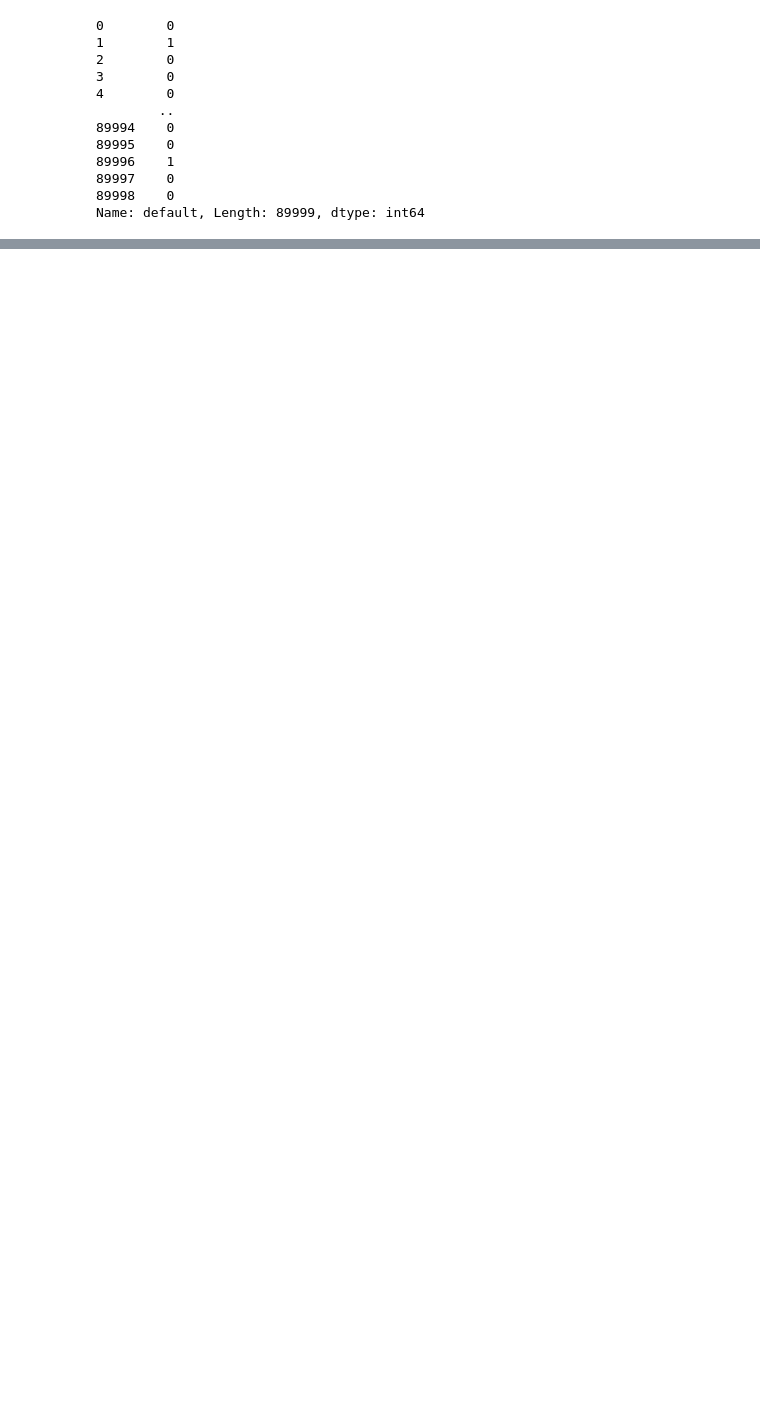
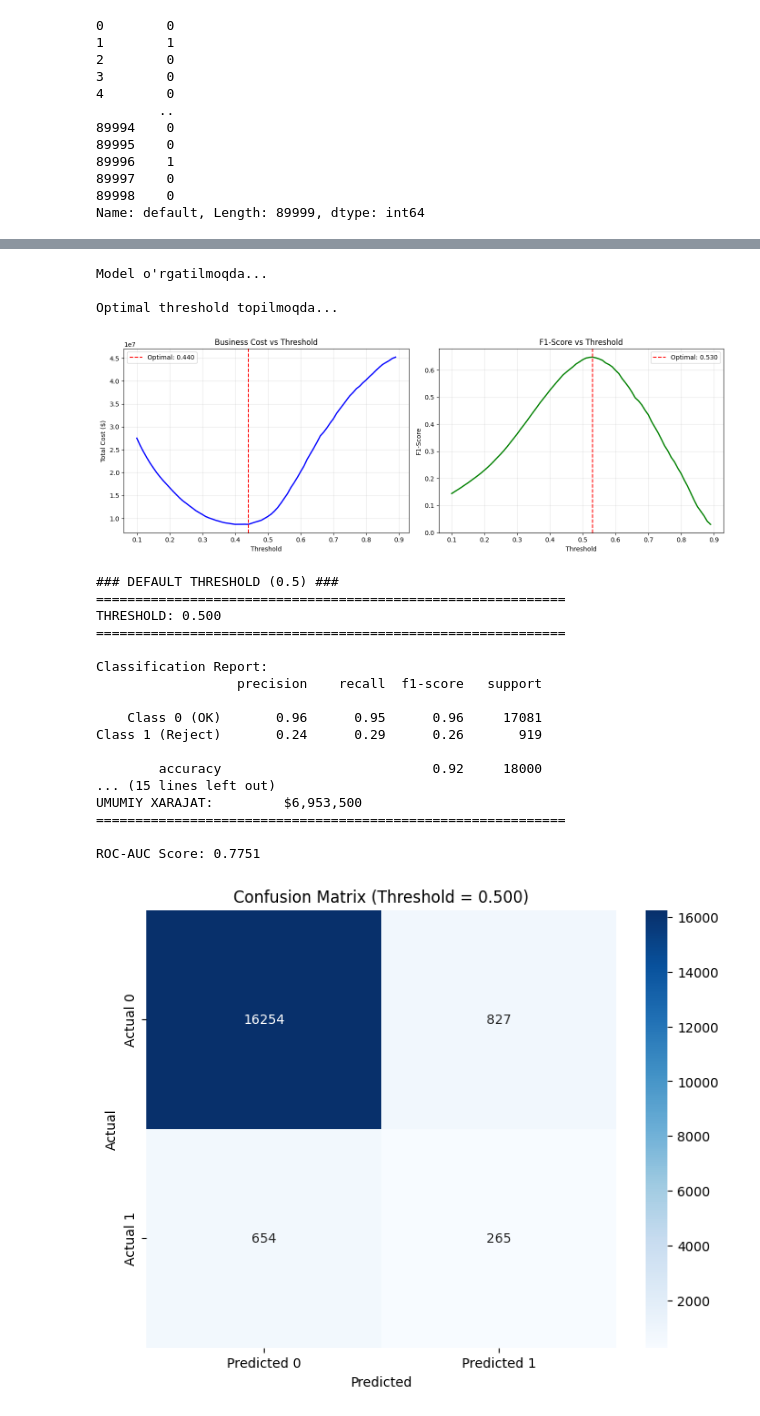
Before and after one commit to ZokirovMuhammadjafar/credit_scoring_challenge, a Jupyter notebook: src/main.ipynb, the cells around one changed output, grey strips where cells are left out. Saved outputs shown, nothing was run; the diff lists cells and outputs as text; code cells hidden in the pictures; blank space fills up the shorter version.

```diff
--- a/src/main.ipynb
+++ b/src/main.ipynb
@@ -257,7 +257,7 @@ loan_details.head()
 # %% [markdown]
 ### training model
 # %%
-final_df = loan_details.merge(demografics, left_on='customer_id', right_on="cust_id", how='outer').merge(geopgrafics_data,left_on="customer_id",right_on="id", how='outer')
+final_df = loan_details.merge(demografics, left_on='customer_id', right_on="cust_id", how='outer').merge(geopgrafics_data,left_on="customer_id",right_on="id", how='outer').merge(credit_history,left_on="customer_id",right_on="customer_number",how="outer")
 final_df.columns
 # %% [output]
 Index(['customer_id', 'loan_type', 'loan_amount', 'loan_term', 'interest_rate',
@@ -287,7 +291,7 @@ y
 89998    0
 Name: default, Length: 89999, dtype: int64
 # %%
-X = final_df.drop([ 'customer_id', 'cust_id', 'id'], axis=1)
+X = final_df.drop([ 'customer_id', 'cust_id', 'id','customer_number'], axis=1)
 # %%
 from sklearn.model_selection import train_test_split
 
@@ -320,6 +300,0 @@ Mean F1-score: 0.23058947776295677
-# %%
-from sklearn.model_selection import cross_val_score
-from sklearn.metrics import roc_auc_score
-
-roc_auc = cross_val_score(model, X_train, y_train, cv=cv, scoring='roc_auc')
-print("Mean ROC-AUC:", roc_auc.mean())
@@ -357,5 +300,0 @@ print(feat_importance)
-# %%
-y_pred = model.predict(X_test)
-
-from sklearn.metrics import classification_report
-print(classification_report(y_test, y_pred))
@@ -370,0 +452,64 @@ weighted avg       0.93      0.81      0.86     18000
+# %%
+print("Model o'rgatilmoqda...")
+model = train_balanced_model(X_train, y_train, weight_ratio=20)
+
+
+print("\nOptimal threshold topilmoqda...")
+optimal_threshold, f1_threshold = find_optimal_threshold(model, X, y, cost_fn=10000, cost_fp=500)
+
+
+print("\n\n### DEFAULT THRESHOLD (0.5) ###")
+metrics_default = evaluate_model(model, X_test, y_test, threshold=0.5)
+
+
+print("\n\n### OPTIMAL THRESHOLD ###")
+metrics_optimal = evaluate_model(model, X_test, y_test, threshold=optimal_threshold)
+
+def compare_results(metrics_before, metrics_after):
+    """
+    Eski va yangi natijalarni taqqoslash
+    """
+    print("\n" + "="*70)
+    print("TAQQOSLASH: ESKI vs YANGI MODEL")
+    print("="*70)
+
+    comparison = {
+        'Metric': ['Precision (Class 1)', 'Recall (Class 1)', 'F1-Score (Class 1)',
+                   'ROC-AUC', 'False Negatives', 'Total Cost'],
+        'Eski Model': [0.15, 0.54, 0.24, 0.76, 423, '$4,230,000'],
+        'Yangi Model': [
+            f"{metrics_after['precision']:.2f}",
+            f"{metrics_after['recall']:.2f}",
+            f"{metrics_after['f1']:.2f}",
+            f"{metrics_after['roc_auc']:.2f}",
+            metrics_after['fn_count'],
+            f"${metrics_after['total_cost']:,}"
+        ]
+    }
+
+    df_comparison = pd.DataFrame(comparison)
+    print(df_comparison.to_string(index=False))
+    print("="*70)
+# %% [output]
+Model o'rgatilmoqda...
+
+Optimal threshold topilmoqda...
+[figure, added]
+### DEFAULT THRESHOLD (0.5) ###
+============================================================
+THRESHOLD: 0.500
+============================================================
+
+Classification Report:
+                  precision    recall  f1-score   support
+
+    Class 0 (OK)       0.96      0.95      0.96     17081
+Class 1 (Reject)       0.24      0.29      0.26       919
+
+        accuracy                           0.92     18000
+... (15 lines left out)
+UMUMIY XARAJAT:         $6,953,500
+============================================================
+
+ROC-AUC Score: 0.7751
+[figure, added]
```
Also changed, not shown: parts of 11 cells of this notebook.
